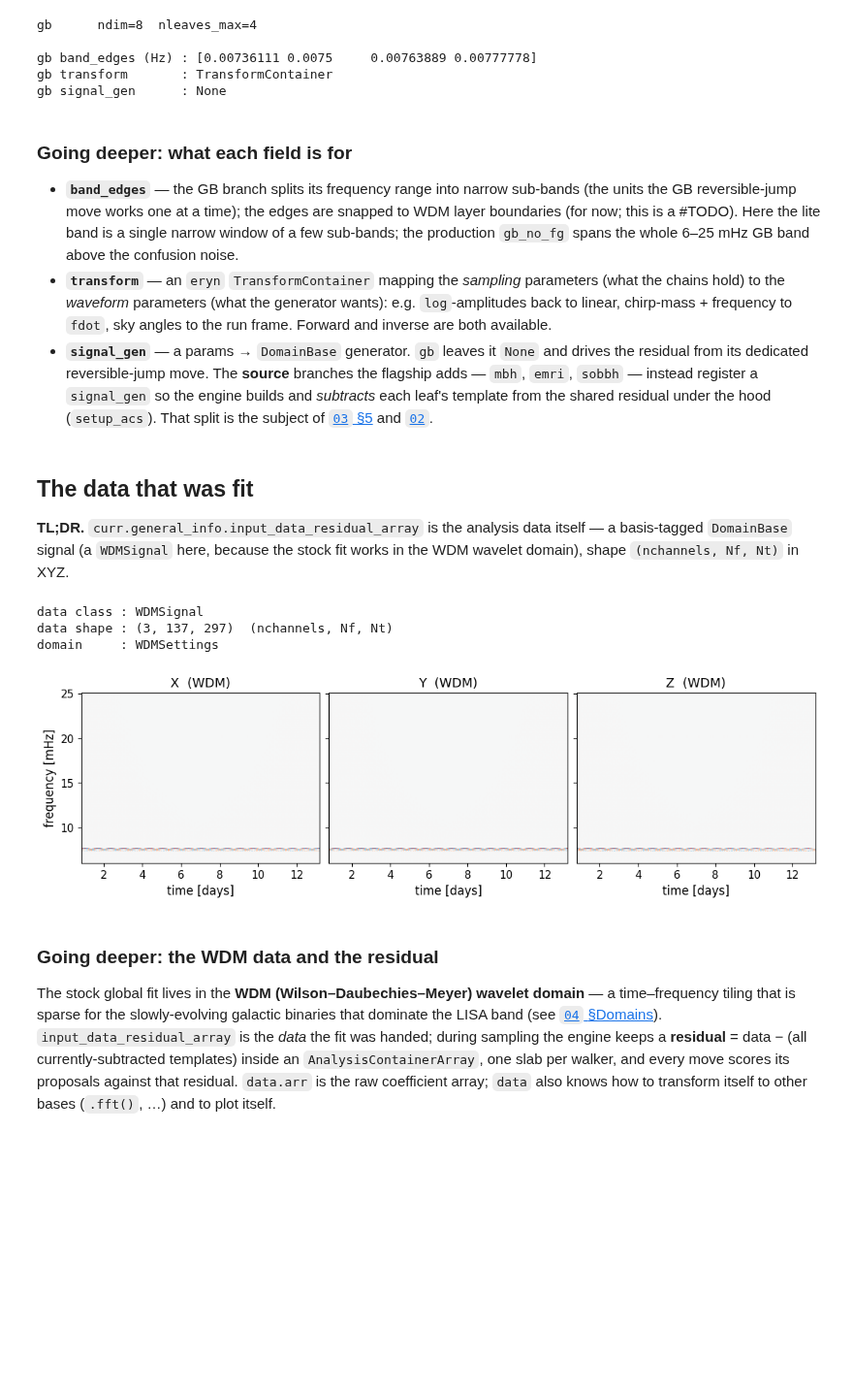
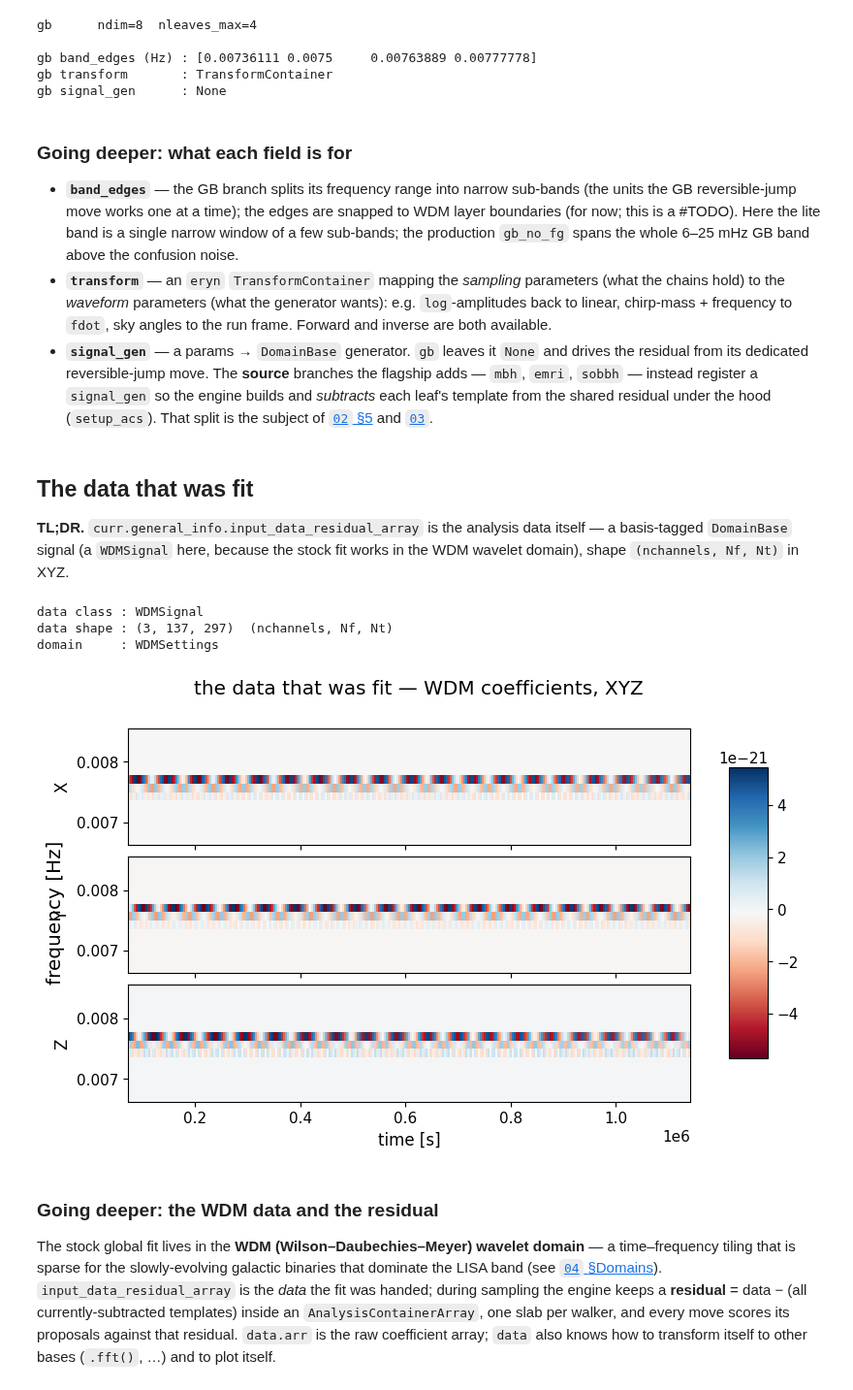
Before and after one commit to lisa-analysis-tools/LATW, a Jupyter notebook: tutorials/01_GlobalFitQuickstart.ipynb, the cells around one changed output. Shown at 97% size. Cells and saved outputs as stored; diff of their text form; code cells hidden in the pictures; blank space fills up the shorter version.

```diff
--- a/tutorials/01_GlobalFitQuickstart.ipynb
+++ b/tutorials/01_GlobalFitQuickstart.ipynb
@@ -305,8 +305,8 @@ gb signal_gen      : None
   **source** branches the flagship adds — `mbh`, `emri`, `sobbh` — instead
   register a `signal_gen` so the engine builds and *subtracts* each leaf's
   template from the shared residual under the hood (`setup_acs`). That split
-  is the subject of [`03` §5](03_StockGlobalFitsInDepth.ipynb) and
-  [`02`](02_StockGlobalFitGallery.ipynb).
+  is the subject of [`02` §5](02_StockGlobalFitsInDepth.ipynb) and
+  [`03`](03_StockGlobalFitGallery.ipynb).
 # %% [markdown]
 ## The data that was fit
 
@@ -317,31 +317,29 @@ XYZ.
 # %%
 gi = curr.general_info
 data = gi.input_data_residual_array
 print("data class :", type(data).__name__)
 print("data shape :", data.shape, " (nchannels, Nf, Nt)")
 print("domain     :", type(gi.domain_settings).__name__)
 
-# Plot the WDM coefficients on PHYSICAL axes -- time in days, frequency in mHz,
-# not array indices -- with the WDM class's default diverging colormap (RdBu,
-# centered at zero), the same look as WDMSignal.heatmap().
-arr = np.asarray(data.arr)                  # signed WDM coefficients, XYZ
-t_days = np.asarray(data.t_arr) / 86400.0   # wavelet time centers    -> days
-f_mHz = np.asarray(data.f_arr) * 1e3        # wavelet freq. layers    -> mHz
-fig, axes = plt.subplots(1, arr.shape[0], figsize=(11, 3.2),
-                         sharey=True, constrained_layout=True)
-for ch, ax in zip("XYZ", np.atleast_1d(axes)):
-    i = "XYZ".index(ch)
-    m = float(np.abs(arr[i]).max()) or 1.0  # symmetric limits so RdBu centers on 0
-    ax.pcolormesh(t_days, f_mHz, arr[i], shading="auto", cmap="RdBu", vmin=-m, vmax=m)
-    ax.set_title(f"{ch}  (WDM)")
-    ax.set_xlabel("time [days]")
-axes[0].set_ylabel("frequency [mHz]")
+# The WDM signal plots ITSELF -- heatmap() is a method on the class, so the axes
+# come out in physical units (seconds, Hz) and the colormap is the WDM default
+# (RdBu) for free; no hand-rolled pcolormesh needed.
+#
+# mag+log show log10|coefficients|. Without it this reads blank: the injected
+# GBs occupy ~3 of 137 frequency layers, so on a linear scale the whole plane is
+# the near-zero background and the signal is a couple of pixels.
+fig, axes = data.heatmap(mag=False, log=False, add_cax=True)
+axes[0].set_ylim(gb.band_edges.min() * 0.9, gb.band_edges.max() * 1.1)
+fig.set_size_inches(8, 5)
+axes[-1].set_xlabel("time [s]")          # heatmap uses the y-label for the channel,
+fig.supylabel("frequency [Hz]")          # so the frequency axis wants naming here
+fig.suptitle("the data that was fit — WDM coefficients, XYZ")
 plt.show()
 # %% [output]
 data class : WDMSignal
 data shape : (3, 137, 297)  (nchannels, Nf, Nt)
 domain     : WDMSettings
-[figure, old version]
+[figure, new version]
 # %% [markdown]
 ### Going deeper: the WDM data and the residual
 
```
Also changed, not shown: parts of 12 cells of this notebook, 21 other files.
